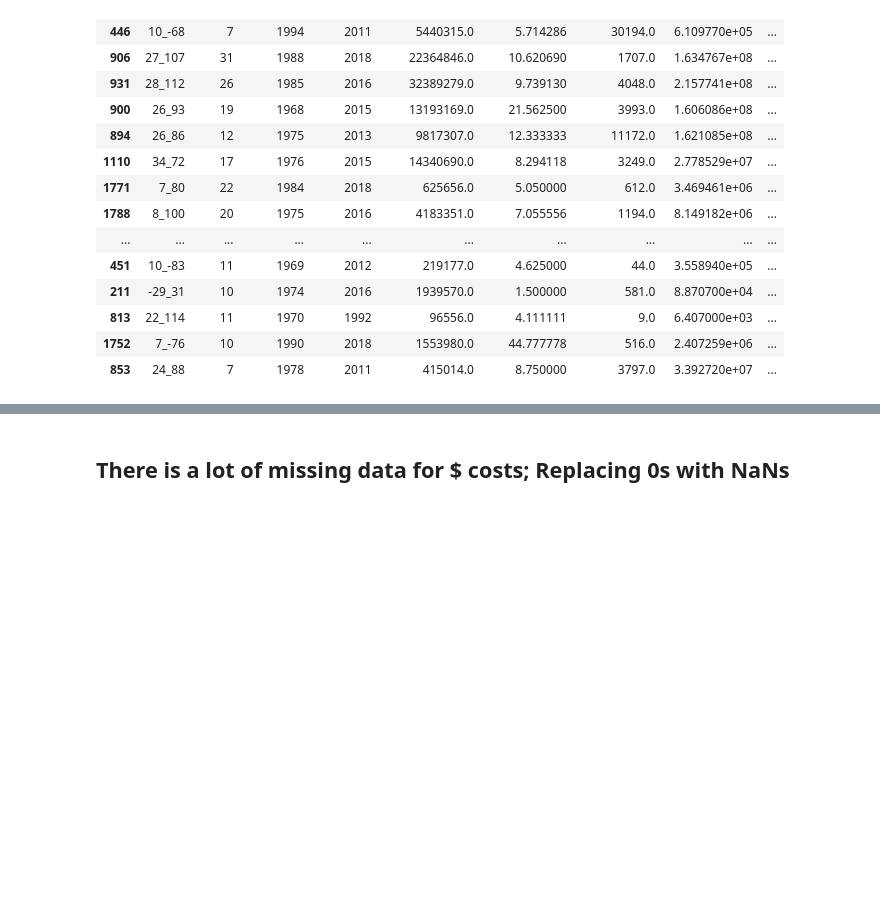
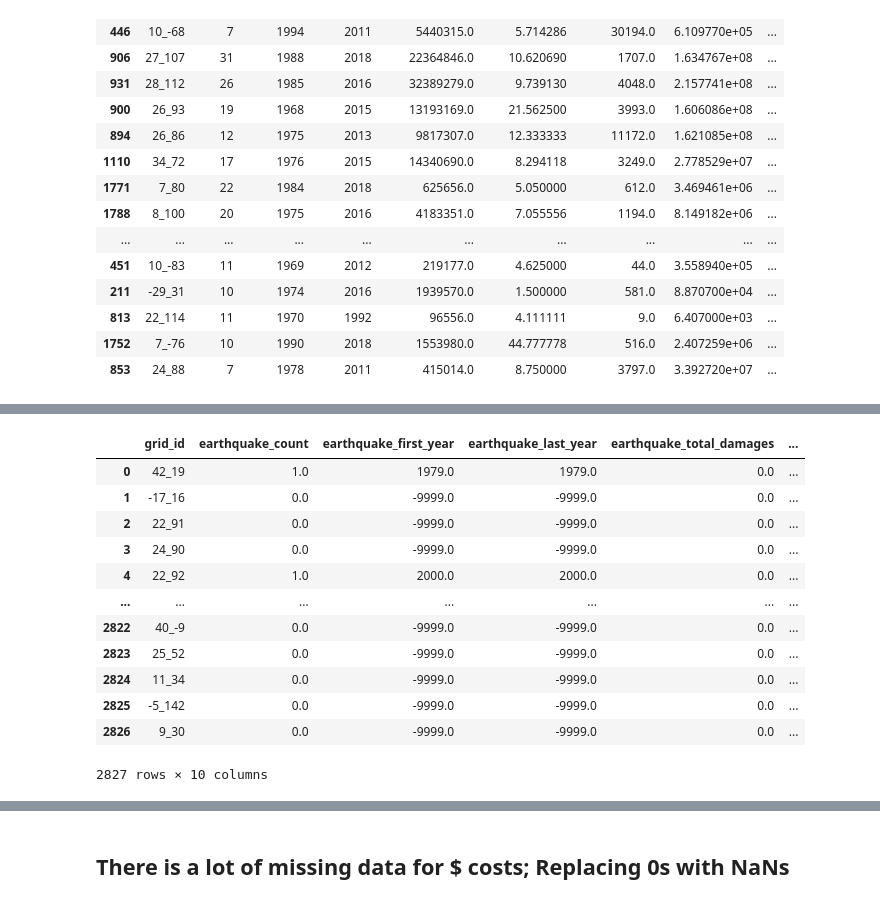
Before and after one commit to cynthiazeng/mml_flood, a Jupyter notebook: ui/data_processing_summary.ipynb, the cells around one changed output, grey strips where cells are left out. Drawn from its saved outputs; the diff is of its cells as text; code cells hidden in the pictures; blank space fills up the shorter version.

```diff
--- a/ui/data_processing_summary.ipynb
+++ b/ui/data_processing_summary.ipynb
@@ -461,0 +608,16 @@ agg_flood.to_csv("ui/flood_grid_summary.csv")
+# %%
+agg_earthquake
+# %% [output]
+|  | grid_id | earthquake_count | earthquake_first_year | earthquake_last_year | earthquake_total_damages | ... |
+| 0 | 42_19 | 1.0 | 1979.0 | 1979.0 | 0.0 | ... |
+| 1 | -17_16 | 0.0 | -9999.0 | -9999.0 | 0.0 | ... |
+| 2 | 22_91 | 0.0 | -9999.0 | -9999.0 | 0.0 | ... |
+| 3 | 24_90 | 0.0 | -9999.0 | -9999.0 | 0.0 | ... |
+| 4 | 22_92 | 1.0 | 2000.0 | 2000.0 | 0.0 | ... |
+| ... | ... | ... | ... | ... | ... | ... |
+| 2822 | 40_-9 | 0.0 | -9999.0 | -9999.0 | 0.0 | ... |
+| 2823 | 25_52 | 0.0 | -9999.0 | -9999.0 | 0.0 | ... |
+| 2824 | 11_34 | 0.0 | -9999.0 | -9999.0 | 0.0 | ... |
+| 2825 | -5_142 | 0.0 | -9999.0 | -9999.0 | 0.0 | ... |
+| 2826 | 9_30 | 0.0 | -9999.0 | -9999.0 | 0.0 | ... |
+2827 rows × 10 columns
```
Also changed, not shown: parts of 16 cells of this notebook, 2 other files.
